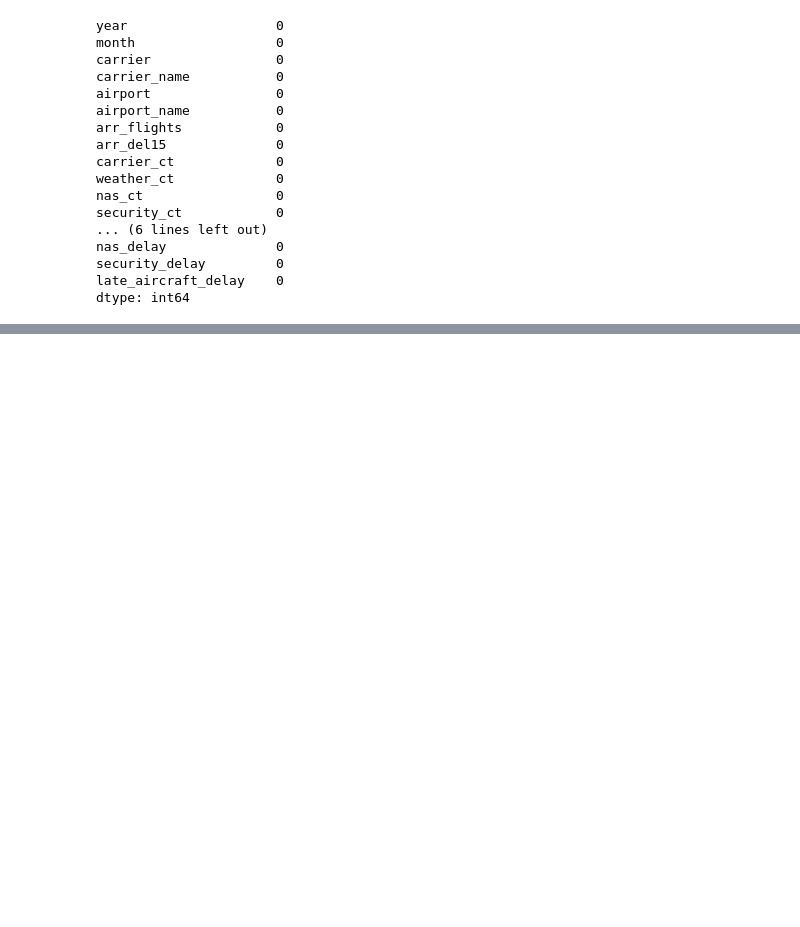
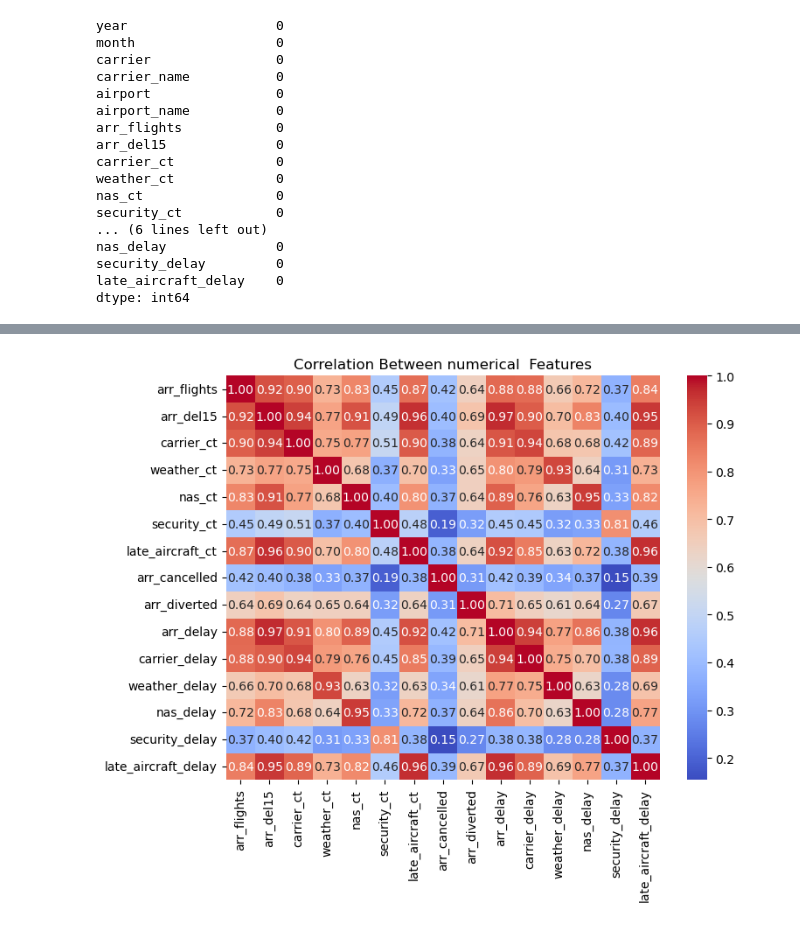
Before and after one commit to Rojin-Dhami/Flight-Delay-data-analysis, a Jupyter notebook: notebooks/eda.ipynb, the cells around one changed output, grey strips where cells are left out. Saved outputs shown, nothing was run; the diff lists cells and outputs as text; code cells hidden in the pictures; blank space fills up the shorter version.

```diff
--- a/notebooks/eda.ipynb
+++ b/notebooks/eda.ipynb
@@ -143,0 +191,9 @@ df['period'] = pd.to_datetime(df[['year','month']].assign(day=1))
+# %%
+#correlation heatmap for all numerical features
+
+plt.figure(figsize=(8,6))
+sns.heatmap(df[numerical_columns].corr(), annot=True, cmap="coolwarm", fmt=".2f")
+plt.title("Correlation Between numerical  Features")
+plt.show()
+# %% [output]
+[figure, added]
```
Also changed, not shown: parts of 12 cells of this notebook.
